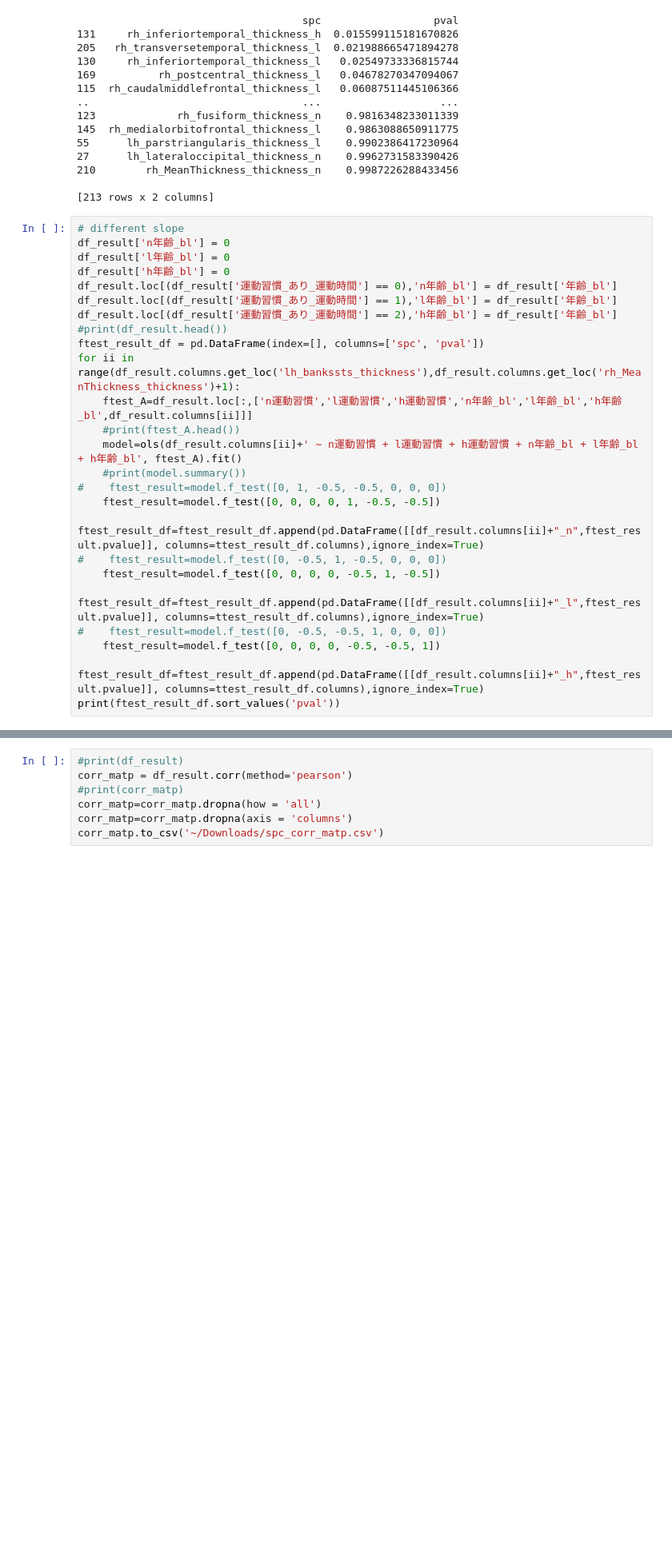
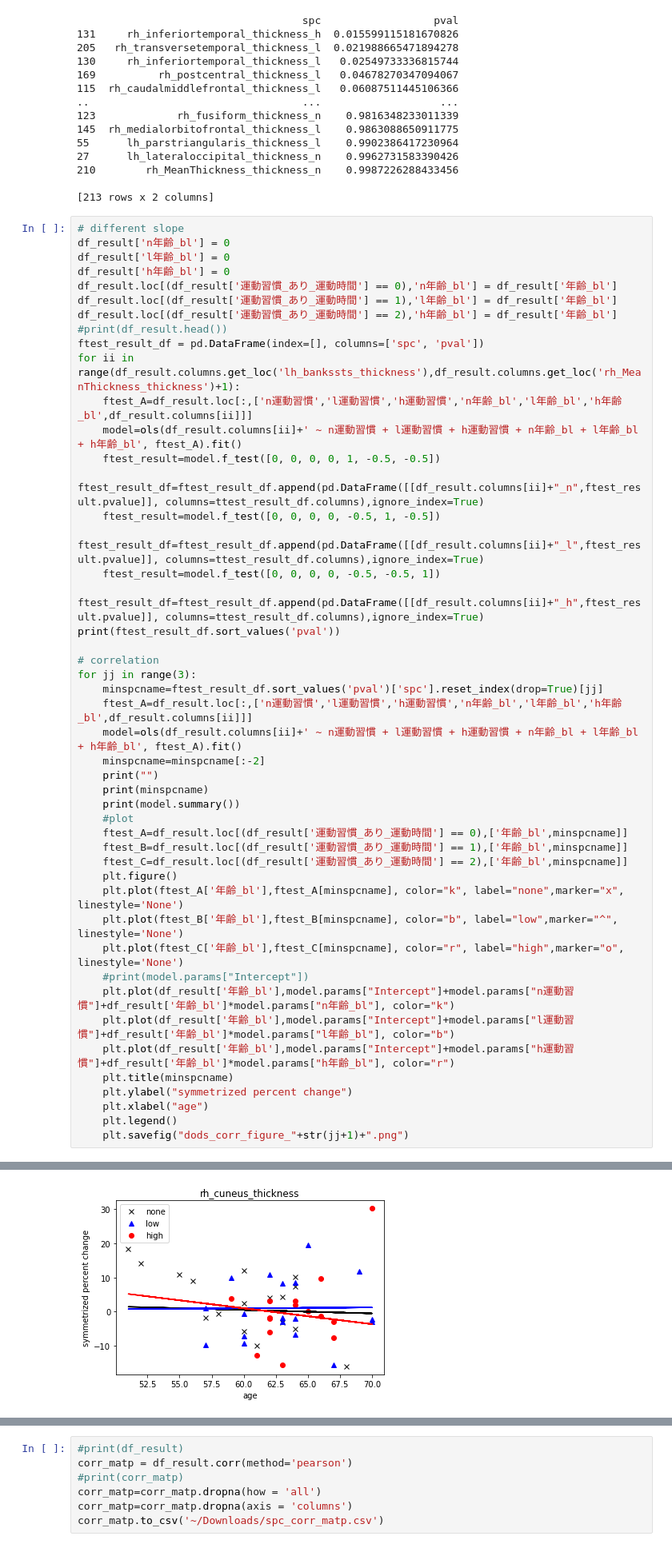
Before and after one commit to s1613134/tr_accel, a Jupyter notebook: spc2df.ipynb, the cells around one changed output, grey strips where cells are left out. Shown at 80% size. Saved outputs shown, nothing was run; the diff lists cells and outputs as text; blank space fills up the shorter version.

```diff
--- a/spc2df.ipynb
+++ b/spc2df.ipynb
@@ -344,19 +342,41 @@ df_result.loc[(df_result['運動習慣_あり_運動時間'] == 2),'h年齢_bl']
 ftest_result_df = pd.DataFrame(index=[], columns=['spc', 'pval'])
 for ii in range(df_result.columns.get_loc('lh_bankssts_thickness'),df_result.columns.get_loc('rh_MeanThickness_thickness')+1):
     ftest_A=df_result.loc[:,['n運動習慣','l運動習慣','h運動習慣','n年齢_bl','l年齢_bl','h年齢_bl',df_result.columns[ii]]]
-    #print(ftest_A.head())
     model=ols(df_result.columns[ii]+' ~ n運動習慣 + l運動習慣 + h運動習慣 + n年齢_bl + l年齢_bl + h年齢_bl', ftest_A).fit()
-    #print(model.summary())
-#    ftest_result=model.f_test([0, 1, -0.5, -0.5, 0, 0, 0])
     ftest_result=model.f_test([0, 0, 0, 0, 1, -0.5, -0.5])
     ftest_result_df=ftest_result_df.append(pd.DataFrame([[df_result.columns[ii]+"_n",ftest_result.pvalue]], columns=ttest_result_df.columns),ignore_index=True)
-#    ftest_result=model.f_test([0, -0.5, 1, -0.5, 0, 0, 0])
     ftest_result=model.f_test([0, 0, 0, 0, -0.5, 1, -0.5])
     ftest_result_df=ftest_result_df.append(pd.DataFrame([[df_result.columns[ii]+"_l",ftest_result.pvalue]], columns=ttest_result_df.columns),ignore_index=True)
-#    ftest_result=model.f_test([0, -0.5, -0.5, 1, 0, 0, 0])
     ftest_result=model.f_test([0, 0, 0, 0, -0.5, -0.5, 1])
     ftest_result_df=ftest_result_df.append(pd.DataFrame([[df_result.columns[ii]+"_h",ftest_result.pvalue]], columns=ttest_result_df.columns),ignore_index=True)
 print(ftest_result_df.sort_values('pval'))
+
+# correlation
+for jj in range(3):
+    minspcname=ftest_result_df.sort_values('pval')['spc'].reset_index(drop=True)[jj]
+    ftest_A=df_result.loc[:,['n運動習慣','l運動習慣','h運動習慣','n年齢_bl','l年齢_bl','h年齢_bl',df_result.columns[ii]]]
+    model=ols(df_result.columns[ii]+' ~ n運動習慣 + l運動習慣 + h運動習慣 + n年齢_bl + l年齢_bl + h年齢_bl', ftest_A).fit()
+    minspcname=minspcname[:-2]
+    print("")
+    print(minspcname)
+    print(model.summary())
+    #plot
+    ftest_A=df_result.loc[(df_result['運動習慣_あり_運動時間'] == 0),['年齢_bl',minspcname]]
+    ftest_B=df_result.loc[(df_result['運動習慣_あり_運動時間'] == 1),['年齢_bl',minspcname]]
+    ftest_C=df_result.loc[(df_result['運動習慣_あり_運動時間'] == 2),['年齢_bl',minspcname]]
+    plt.figure()
+    plt.plot(ftest_A['年齢_bl'],ftest_A[minspcname], color="k", label="none",marker="x", linestyle='None')
+    plt.plot(ftest_B['年齢_bl'],ftest_B[minspcname], color="b", label="low",marker="^", linestyle='None')
+    plt.plot(ftest_C['年齢_bl'],ftest_C[minspcname], color="r", label="high",marker="o", linestyle='None')
+    #print(model.params["Intercept"])
+    plt.plot(df_result['年齢_bl'],model.params["Intercept"]+model.params["n運動習慣"]+df_result['年齢_bl']*model.params["n年齢_bl"], color="k")
+    plt.plot(df_result['年齢_bl'],model.params["Intercept"]+model.params["l運動習慣"]+df_result['年齢_bl']*model.params["l年齢_bl"], color="b")
+    plt.plot(df_result['年齢_bl'],model.params["Intercept"]+model.params["h運動習慣"]+df_result['年齢_bl']*model.params["h年齢_bl"], color="r")
+    plt.title(minspcname)
+    plt.ylabel("symmetrized percent change")
+    plt.xlabel("age")
+    plt.legend()
+    plt.savefig("dods_corr_figure_"+str(jj+1)+".png")
 # %% [output]
                                         spc                  pval
 117                   rh_cuneus_thickness_n  0.001288210785096757
@@ -374,0 +398 @@ print(ftest_result_df.sort_values('pval'))
+[figure, added]
```
Also changed, not shown: parts of 3 cells of this notebook.
